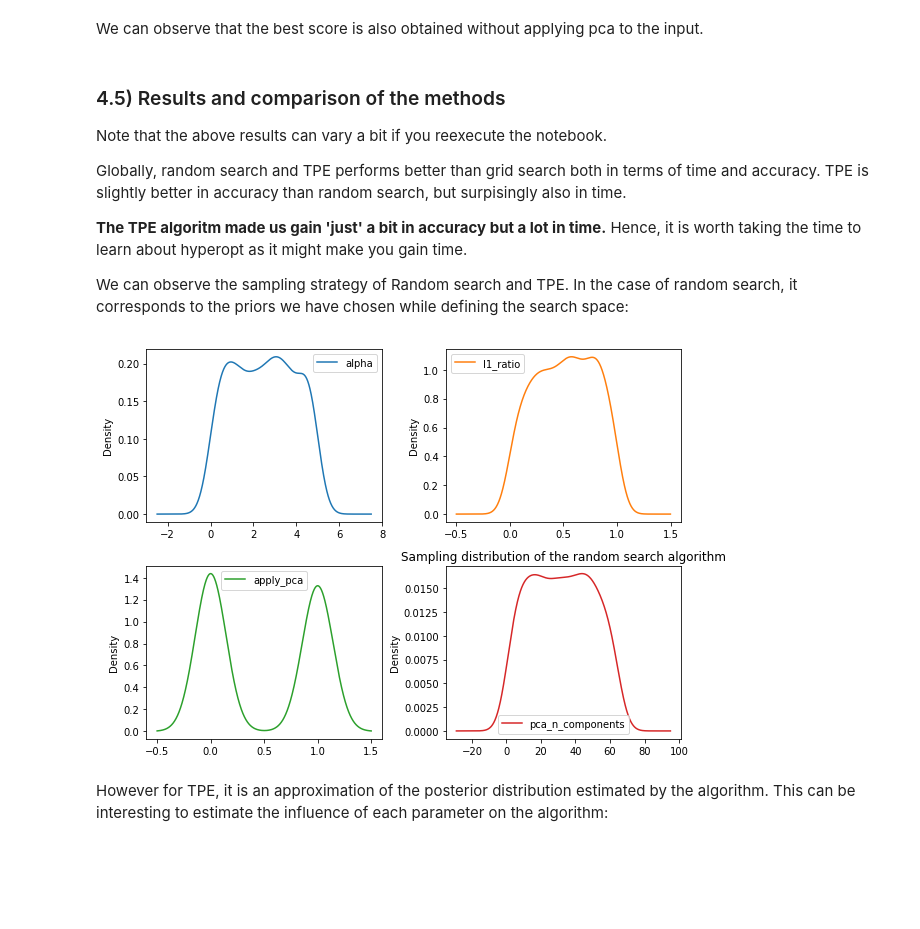
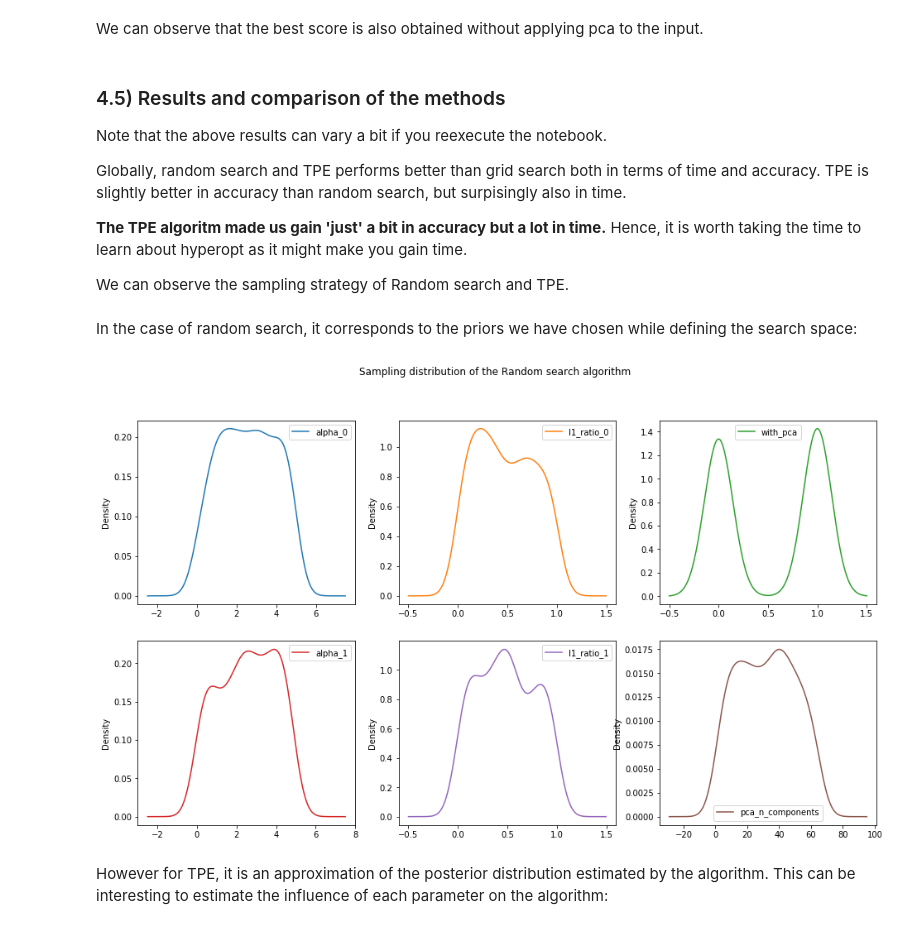
Before and after one commit to AlxClt/Hyperparameters, a Jupyter notebook: Introduction to bayesian hyperparameters optimization.ipynb, the cells around one changed output. Saved outputs shown, nothing was run; the diff lists cells and outputs as text; code cells hidden in the pictures; blank space fills up the shorter version.

```diff
--- a/Introduction to bayesian hyperparameters optimization.ipynb
+++ b/Introduction to bayesian hyperparameters optimization.ipynb
@@ -534,32 +564,38 @@ Globally, random search and TPE performs better than grid search both in terms o
 
 **The TPE algoritm made us gain 'just' a bit in accuracy but a lot in time.** Hence, it is worth taking the time to learn about hyperopt as it might make you gain time.
 
-We can observe the sampling strategy of Random search and TPE. In the case of random search, it corresponds to the priors we have chosen while defining the search space:
+We can observe the sampling strategy of Random search and TPE.
 # %%
 def get_values(trial,*keys):
+
     res={}
+
     for key in keys:
-          res[key]=[]
+        res[key]=[]
+
     for t in trial:
         vals=t['misc']['vals']
+
         for key in keys:
             if key=='score':
                 res['score'].append(1-t['result']['loss'])
             else:
-                res[key].append(vals[key][0])
+                if len(vals[key])>0:
+                     res[key].append(vals[key][0])
+                else:
+                     res[key].append(np.nan)
     return(res)
 
-vals_tpe=get_values(trials_tpe,'alpha','l1_ratio','apply_pca','pca_n_components','score')
-vals_rnd=get_values(trials_rnd,'alpha','l1_ratio','apply_pca','pca_n_components','score')
-
-vals_rnd=pd.DataFrame(vals_rnd)
-vals_rnd.iloc[:,0:4].plot(kind='kde',subplots=True, sharex=False,layout=(2,2))
+vals_tpe=get_values(trials_tpe,'alpha_0','l1_ratio_0','with_pca','alpha_1','l1_ratio_1','pca_n_components','score')
+vals_rnd=get_values(trials_rnd,'alpha_0','l1_ratio_0','with_pca','alpha_1','l1_ratio_1','pca_n_components','score')
+# %% [markdown]
+In the case of random search, it corresponds to the priors we have chosen while defining the search space:
 # %%
-vals_rnd.iloc[:,0:4].plot(kind='kde',subplots=True, sharex=False,layout=(2,2),figsize=(9,6))
-plt.title('Sampling distribution of the random search algorithm')
-plt.tight_layout()
+vals_rnd=pd.DataFrame(vals_rnd)
+vals_rnd.iloc[:,0:6].plot(kind='kde',subplots=True, sharex=False, layout=(2,3),title='Sampling distribution of the Random search algorithm',figsize=(16,9))
+plt.show()
 # %% [output]
-[figure, old version]
+[figure, new version]
 # %% [markdown]
 However for TPE, it is an approximation of the posterior distribution estimated by the algorithm. This can be interesting to estimate the influence of each parameter on the algorithm:
 # %%
```
Also changed, not shown: parts of 14 cells of this notebook, 2 other files.
